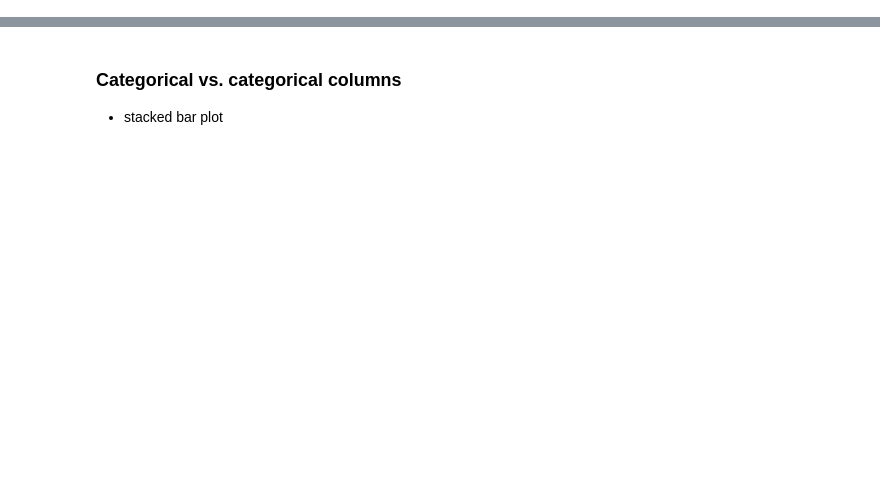
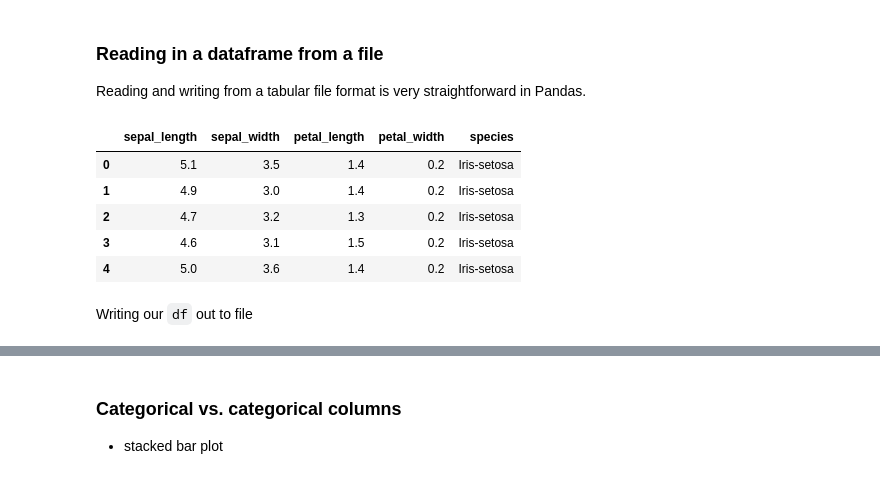
Before and after one commit to brown-ccv/ccv-bootcamp-python-2023, a Jupyter notebook: notebooks/Data_wrangling_in_Python.ipynb, the cells around one changed output, grey strips where cells are left out. Saved outputs shown, nothing was run; the diff lists cells and outputs as text; code cells hidden in the pictures; blank space fills up the shorter version.

```diff
--- a/notebooks/Data_wrangling_in_Python.ipynb
+++ b/notebooks/Data_wrangling_in_Python.ipynb
@@ -677,0 +729,16 @@ Create a scatter plot and a heat map using the hours-per-week and the education-
+# %% [markdown]
+### Reading in a dataframe from a file
+
+Reading and writing from a tabular file format is very straightforward in Pandas.
+# %%
+iris = pd.read_csv('data/iris.csv')
+iris.head()
+# %% [output]
+|  | sepal_length | sepal_width | petal_length | petal_width | species |
+| 0 | 5.1 | 3.5 | 1.4 | 0.2 | Iris-setosa |
+| 1 | 4.9 | 3.0 | 1.4 | 0.2 | Iris-setosa |
+| 2 | 4.7 | 3.2 | 1.3 | 0.2 | Iris-setosa |
+| 3 | 4.6 | 3.1 | 1.5 | 0.2 | Iris-setosa |
+| 4 | 5.0 | 3.6 | 1.4 | 0.2 | Iris-setosa |
+# %% [markdown]
+Writing our `df` out to file
```
Also changed, not shown: parts of 257 cells of this notebook, 9 other files.
